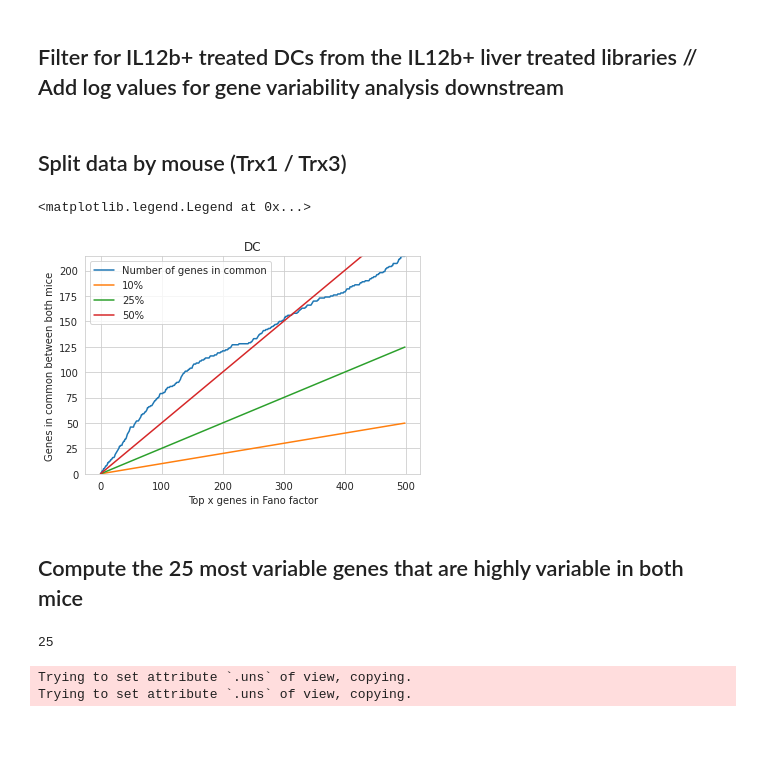
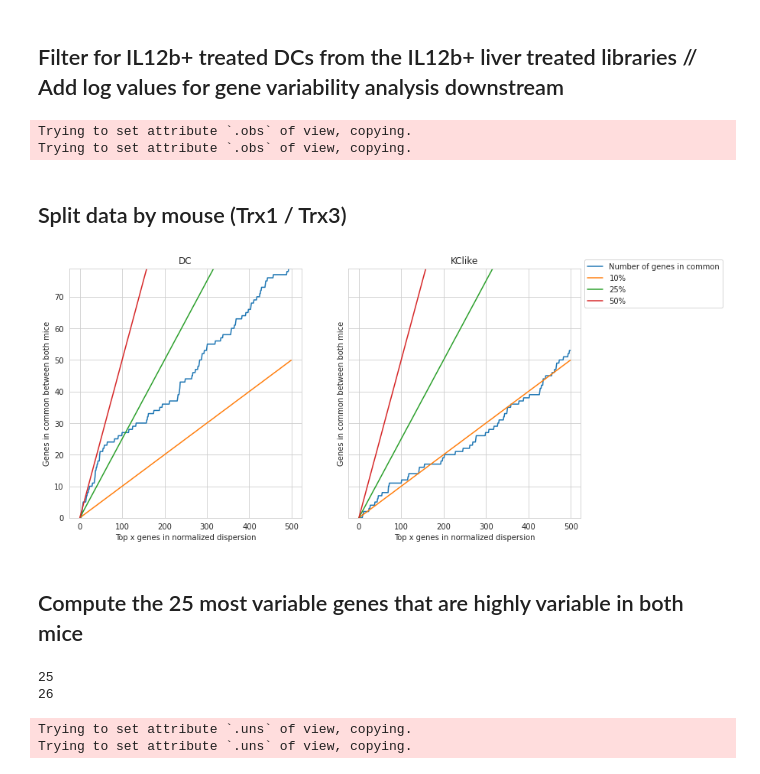
Before and after one commit to Ngort/tox, a Jupyter notebook: verify_batch_replicability.ipynb, the cells around one changed output. Cells and saved outputs as stored; diff of their text form; code cells hidden in the pictures; blank space fills up the shorter version.

```diff
--- a/verify_batch_replicability.ipynb
+++ b/verify_batch_replicability.ipynb
@@ -99,7 +106,15 @@ regex_toavoid = r'(mt-.*|Rps.*|Rpl.*|Mrpl.*|Mrps.*)'
 ## Filter for IL12b+ treated DCs from the IL12b+ liver treated libraries // Add log values for gene variability analysis downstream
 # %%
 il12dcdata = adata[adata.obs.leiden_minor_subset.isin(il12b_dc) & adata.obs.library_name.isin(liver_il12b_trx_libraries)]
+il12dcdata.obs.mouse = il12dcdata.obs.mouse.astype('category')
 sc.pp.log1p(il12dcdata)
+
+il12kcdata = adata[adata.obs.leiden_minor_subset.isin(il12b_kc) & adata.obs.library_name.isin(liver_il12b_trx_libraries)]
+il12kcdata.obs.mouse = il12kcdata.obs.mouse.astype('category')
+sc.pp.log1p(il12kcdata)
+# %% [output]
+Trying to set attribute `.obs` of view, copying.
+Trying to set attribute `.obs` of view, copying.
 # %% [markdown]
 ## Split data by mouse (Trx1 / Trx3)
 # %%
@@ -114,9 +146,6 @@ fanosort_dc3 = np.argsort(np.var(il12dcdata3_X, axis=0)/np.mean(il12dcdata3_X, a
 # %%
-hvdc_trx1 = il12dcdata1.var_names[fanosort_dc1]
 hvdc_trx1 = hvdc_trx1[~hvdc_trx1.str.match(regex_toavoid)]
-
-hvdc_trx3 = il12dcdata3.var_names[fanosort_dc3]
 hvdc_trx3 = hvdc_trx3[~hvdc_trx3.str.match(regex_toavoid)]
 
-
-#genes_toavoid_dc1 = il12dcdata1.var_names[fanosort_dc1].str.match(regex_toavoid)
+hvkc_trx1 = hvkc_trx1[~hvkc_trx1.str.match(regex_toavoid)]
+hvkc_trx3 = hvkc_trx3[~hvkc_trx3.str.match(regex_toavoid)]
@@ -126,28 +152,37 @@ hvdc_trx3 = hvdc_trx3[~hvdc_trx3.str.match(regex_toavoid)]
 # %%
-len_genes_in_common = []
+len_genes_in_common_dc = []
+len_genes_in_common_kc = []
+
 for i in range(500):
-    tmp_trx1 = hvdc_trx1[:i]
-    tmp_trx3 = hvdc_trx1[:i]
+    in_common_dc = set(hvdc_trx1[:i]) & set(hvdc_trx3[:i])
+    in_common_kc = set(hvkc_trx1[:i]) & set(hvkc_trx3[:i])
 
-    in_common = set(hvdc_trx1[:i]) & set(hvdc_trx3[:i])
-
-    len_genes_in_common.append(len(in_common))
+    len_genes_in_common_dc.append(len(in_common_dc))
+    len_genes_in_common_kc.append(len(in_common_kc))
 # %%
+fig, axes = plt.subplots(1, 2, figsize=(12,6), sharey=True)
 
-plt.plot(len_genes_in_common, label='Number of genes in common')
-plt.plot(0.10*np.arange(0,500,1), label='10%')
-plt.plot(0.25*np.arange(0,500,1), label='25%')
-plt.plot(0.50*np.arange(0,500,1), label='50%')
+axes[0].plot(len_genes_in_common_dc, label='Number of genes in common')
+axes[1].plot(len_genes_in_common_kc, label='Number of genes in common')
 
-plt.ylim(0,len_genes_in_common[-1])
-plt.ylabel('Genes in common between both mice')
-plt.xlabel('Top x genes in Fano factor')
-plt.title('DC')
 
-plt.legend()
+for ax in axes:
+    ax.plot(0.10*np.arange(0,500,1), label='10%')
+    ax.plot(0.25*np.arange(0,500,1), label='25%')
+    ax.plot(0.50*np.arange(0,500,1), label='50%')
+    ax.set_ylabel('Genes in common between both mice')
+    ax.set_xlabel('Top x genes in normalized dispersion')
+
+axes[0].set_ylim(0,len_genes_in_common_dc[-1])
+#axes[1].set_ylim(0,len_genes_in_common_kc[-1])
+
+axes[0].set_title('DC')
+axes[1].set_title('KClike')
+
+axes[1].legend(bbox_to_anchor=(1,1.05))
+plt.show()
 # %% [output]
-<matplotlib.legend.Legend at 0x...>
-[figure, old version]
+[figure, new version]
 # %% [markdown]
 ## Compute the 25 most variable genes that are highly variable in both mice
 # %%
@@ -155,7 +191,9 @@ hvdc_genes_consensus = set(hvdc_trx1[:30]) & set(hvdc_trx3[:30])
-# %%
-len(hvdc_genes_consensus)
-# %% [output]
-25
+# %%
+print(len(hvdc_genes_consensus))
+print(len(hvkc_genes_consensus))
+# %% [output]
+25
+26
 # %%
 hvdcdata = il12dcdata[:,il12dcdata.var_names.isin(hvdc_genes_consensus)]
 hvdcx = pd.DataFrame(hvdcdata.X.todense(), columns=hvdcdata.var.index, index=hvdcdata.obs.index)
```
Also changed, not shown: parts of 25 cells of this notebook.
